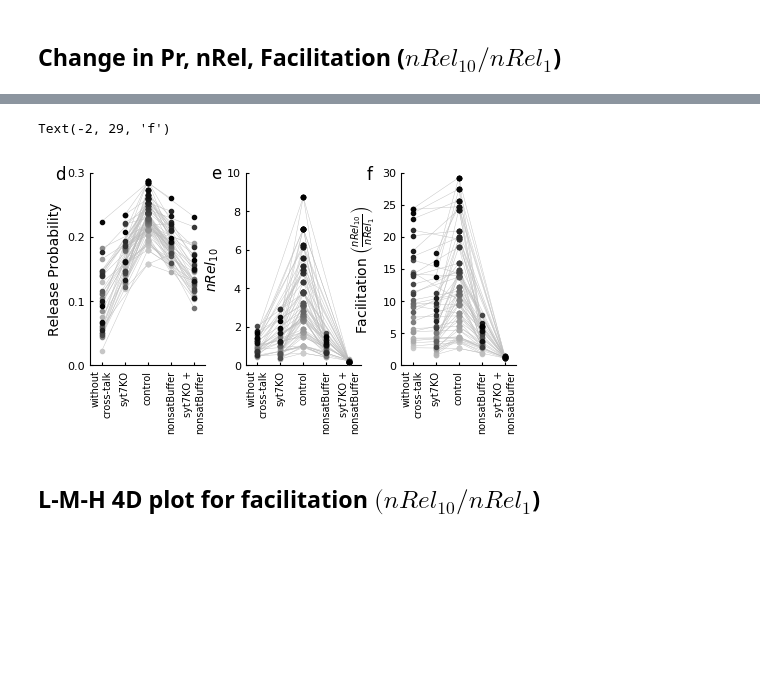
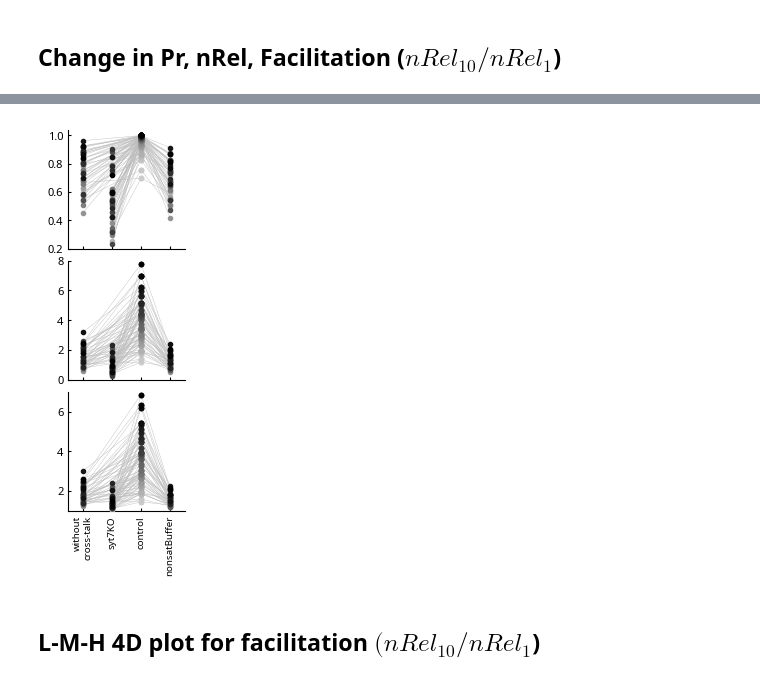
Before and after one commit to nishs1729/MFB, a Jupyter notebook: scripts_plotting/plots_Facilitation.ipynb, the cells around one changed output, grey strips where cells are left out. Drawn from its saved outputs; the diff is of its cells as text; code cells hidden in the pictures; blank space fills up the shorter version.

```diff
--- a/scripts_plotting/plots_Facilitation.ipynb
+++ b/scripts_plotting/plots_Facilitation.ipynb
@@ -11,21 +11,22 @@ from scipy.optimize import curve_fit as cfit
 sys.path.insert(0, '../scripts_analysis')
 from analysis import *
 from peaks import  detect_peaks
+from util import *
 
 plt.style.use('dark_background')
 plt.rcParams.update(plt.rcParamsDefault)
+plt.rcParams['font.family'] = 'Noto Sans'
 
 simTypes = {
     'control':     dict(d='control', r='result.dat', v='vesData.dat'),
-    'without cross-talk': dict(d='control_eachCa', r='sresult.dat', v='svesData.dat'),
+    'without cross-talk': dict(d='control_eachCa', r='sresult_RRP_{}.dat', v='svesData.dat'),
     'syt7KO':      dict(d='syt7KO', r='result.dat', v='vesData.dat'),
     'nonsatBuffer': dict(d='control_unsatBuffer', r='result.dat', v='vesData.dat')
 }
 #print(simTypes)
 
-dataPath = "/media/nishant/4tb/output/MFB/"
-resultPath = "/home/nishant/lab/project_MFB/data/"
-figPath = "/home/nishant/lab/project_MFB/plots/facilitation"
+resultPath = "../data"
+figPath = "../plots/facilitation"
 setupLoc = '../model_mcell'
 
 designs = np.genfromtxt(os.path.join(setupLoc, 'representative_designs.txt'), dtype=str)
@@ -55,7 +56,7 @@ def get_fig_handle(nX=3, nY=4, sharex=True, figsize=(8,7)):
     f, axs = plt.subplots(nX, nY, sharex=sharex, figsize=figsize)
     f.subplots_adjust(wspace=0.05, hspace=0.06)
 
-    axs[2,2].set_xlabel('Stimulus Number', fontsize=9)
+    axs[2,1].set_xlabel('Stimulus Number', fontsize=9, loc='right')
 
     axs[0,0].set_ylabel('Release Probability', fontsize=9)
     axs[0,0].axes.yaxis.set_visible(True)
@@ -189,63 +201,61 @@ for i in range(allprData.shape[-1]):
 # %%
 cpp = cm.get_cmap('binary', 256)
-cp = cpp(np.linspace(0.2, 1, 33))
+cp = cpp(np.linspace(0.2, 1, 44))
 
-f, ax = plt.subplots(1, 3, sharex=True, figsize=(5.5,2.5))
-f.subplots_adjust(wspace=0.35, hspace=0.0)
+f, ax = plt.subplots(3,1, sharex=True, figsize=(1.5,4.95))
+f.subplots_adjust(wspace=0.35, hspace=0.1)
 
-xlabel = ['without\ncross-talk', 'syt7KO', 'control', 'nonsatBuffer', 'syt7KO +\nnonsatBuffer']
+xlabel = ['without\ncross-talk', 'syt7KO', 'control', 'nonsatBuffer']
 for axis in ax:
     axis.spines["right"].set_visible(False)
     axis.spines["top"].set_visible(False)
     axis.tick_params(axis=u'both', which=u'both', length=2, direction='in', labelsize=8)
-    axis.set_xticks(range(5))
-    axis.set_xlim(-0.5,4.5)
+    axis.set_xticks(range(4))
+    axis.set_xlim(-0.5,3.5)
     axis.set_xticklabels(xlabel, rotation=90, va='center', ha='right', fontsize=7, rotation_mode='anchor')
 
 ## allpr:: control:0, without crosstalk:1, syt7KO:2
 ## unsatBuffer:3, control + unsatBuffer:4
 for i,allprs in enumerate(allprData):
-    #print(allprs.T)
+    # print(allprs.T)
     #allprs = allprs.T[allprs.T[:,2].argsort()]
     for j,allpr in enumerate(allprs.T):
         ax[j].plot([2,0], allpr[[0,1]], 'o', ms=3, lw=lw, color=cp[i], zorder=9)
         ax[j].plot([2,0], allpr[[0,1]], '-', lw=lw, color=cpall[-3])
 
         ax[j].plot([2,1], allpr[[0,2]], 'o', ms=3, lw=lw, color=cp[i], zorder=9)
         ax[j].plot([2,1], allpr[[0,2]], '-', lw=lw, color=cpall[-3])
 
         ax[j].plot([2,3], allpr[[0,3]], 'o', ms=3, lw=lw, color=cp[i], zorder=9)
         ax[j].plot([2,3], allpr[[0,3]], '-', lw=lw, color=cpall[-3])
 
-        ax[j].plot([2,4], allpr[[0,4]], 'o', ms=3, lw=lw, color=cp[i], zorder=9)
-        ax[j].plot([2,4], allpr[[0,4]], '-', lw=lw, color=cpall[-3])
-
+        # ax[j].plot([2,4], allpr[[0,4]], 'o', ms=3, lw=lw, color=cp[i], zorder=9)
+        # ax[j].plot([2,4], allpr[[0,4]], '-', lw=lw, color=cpall[-3])
+    # break
 '''
 a=0.2
 ax.scatter([2], np.mean(allprData,axis=0)[0], s=500, marker='_', color=cpall[-1], zorder=10)
 ax.scatter([0], np.mean(allprData,axis=0)[1], s=500, marker='_', color='w', zorder=10)
 ax.scatter([1], np.mean(allprData,axis=0)[2], s=500, marker='_', color='w', zorder=10)
 ax.scatter([3], np.mean(allprData,axis=0)[3], s=500, marker='_', color='w', zorder=10)
 ax.scatter([4], np.mean(allprData,axis=0)[4], s=500, marker='_', color='w', zorder=10)
 '''
 
-ax[0].set_ylim(0,0.3)
-ax[0].set_yticks([0, 0.1, 0.2, 0.3])
-ax[0].set_ylabel('Release Probability', fontsize=10)
-ax[0].text(-2, 0.29, 'd', fontsize=12)
+ax[0].set_ylim(0.2,1.04)
+# ax[0].set_yticks([0, 0.1, 0.2, 0.3])
+# ax[0].set_ylabel('Pr', fontsize=10)
 
-ax[1].set_ylim(0,10)
-ax[1].set_ylabel(r'$nRel_{10}$', fontsize=10)
-ax[1].text(-2, 9.7, 'e', fontsize=12)
+ax[1].set_ylim(0,8)
+# ax[1].set_ylabel(r'nRel$_{10}$', fontsize=10)
 
-ax[2].set_ylim(0,30)
-ax[2].set_ylabel(r'Facilitation $\left(\frac{nRel_{10}}{nRel_1}\right)$', fontsize=10)
-ax[2].text(-2, 29, 'f', fontsize=12)
+ax[2].set_ylim(1,7)
+# ax[2].set_ylabel(r'Facilitation', fontsize=10)
 
-#plt.savefig(os.path.join(figPath, 'change.eps'), fmt='eps', dpi=300, bbox_inches='tight', transparent=True)
+plt.savefig(os.path.join(figPath, 'change.svg'), dpi=300,
+            bbox_inches='tight', transparent=True)
+plt.show()
 # %% [output]
-Text(-2, 29, 'f')
-[figure, old version]
+[figure, new version]
 # %% [markdown]
 ## L-M-H 4D plot for facilitation $(nRel_{10}/nRel_1$)
 # %%
```
Also changed, not shown: parts of 2 cells of this notebook, 3 other files.
